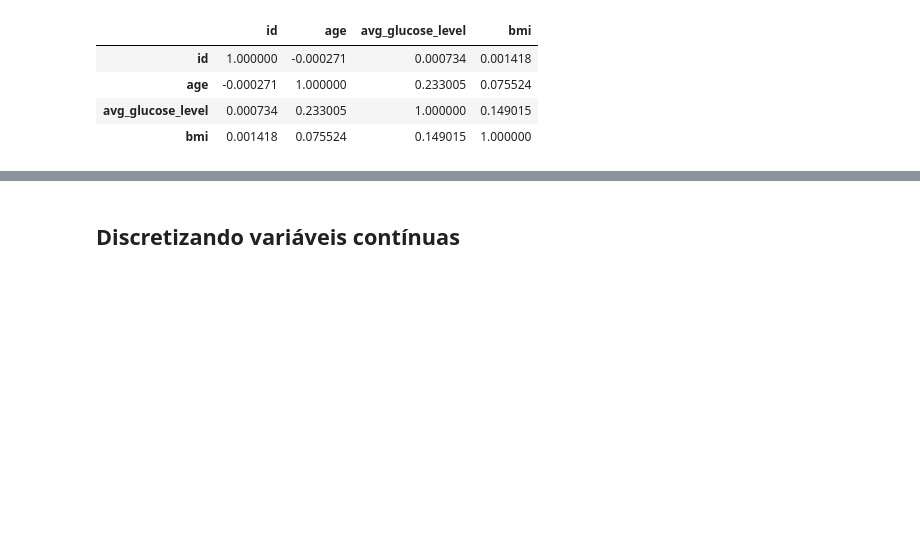
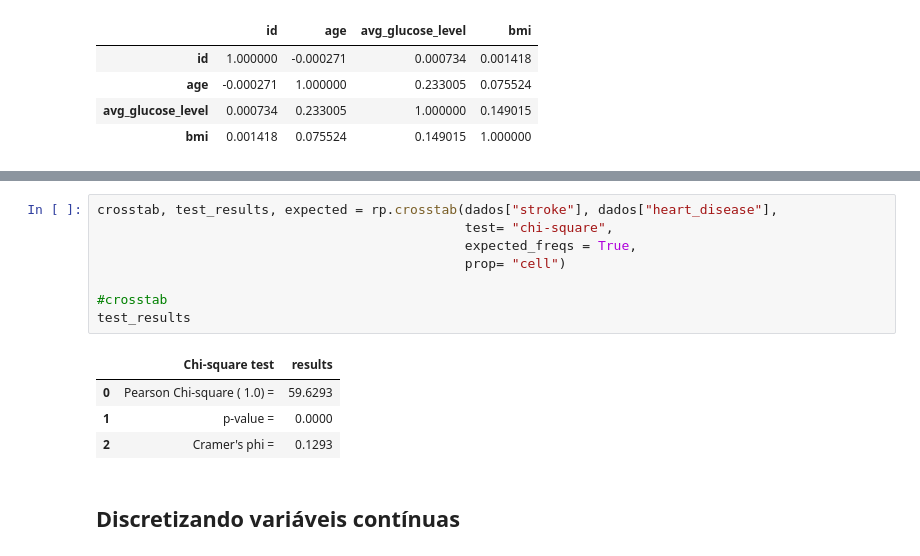
Before and after one commit to mariamaOlive/estatistica-residencia, a Jupyter notebook: projetoEstatisticaDescritiva.ipynb, the cells around one changed output, grey strips where cells are left out. Saved outputs shown, nothing was run; the diff lists cells and outputs as text; blank space fills up the shorter version.

```diff
--- a/projetoEstatisticaDescritiva.ipynb
+++ b/projetoEstatisticaDescritiva.ipynb
@@ -231,3 +347,16 @@ dados.corr(method='pearson')
+# %%
+crosstab, test_results, expected = rp.crosstab(dados["stroke"], dados["heart_disease"],
+                                               test= "chi-square",
+                                               expected_freqs = True,
+                                               prop= "cell")
+
+#crosstab
+test_results
+# %% [output]
+|  | Chi-square test | results |
+| 0 | Pearson Chi-square ( 1.0) = | 59.6293 |
+| 1 | p-value = | 0.0000 |
+| 2 | Cramer's phi = | 0.1293 |
 # %% [markdown]
 ## Discretizando variáveis contínuas
 # %%
```
Also changed, not shown: parts of 10 cells of this notebook.
